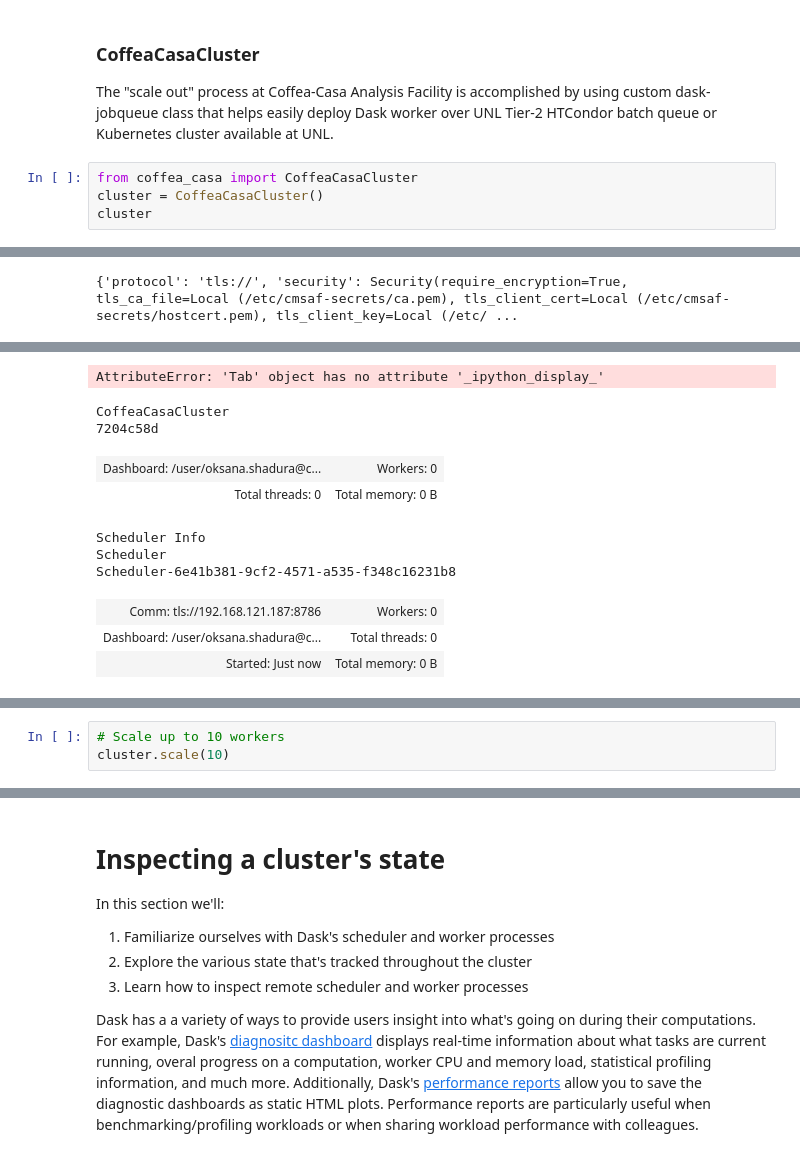
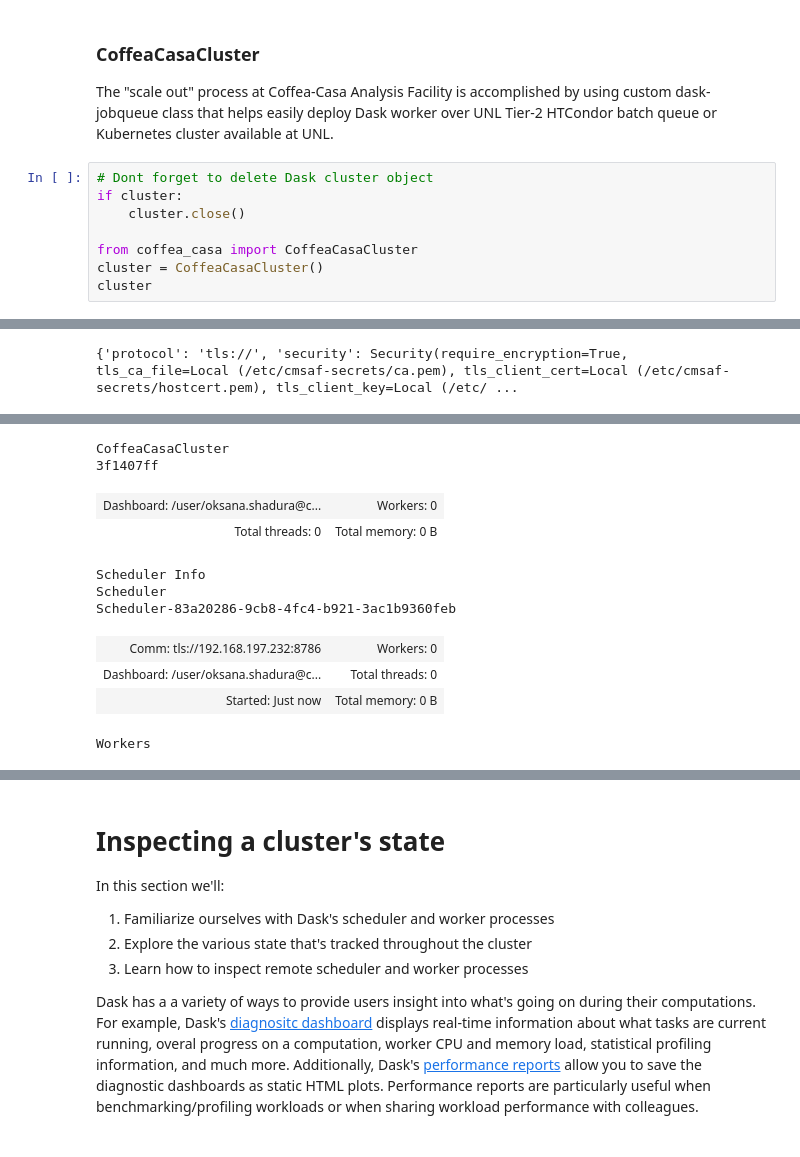
Before and after one commit to oshadura/2023-07-24, a Jupyter notebook: 2-distributed-coffea-casa-scheduler.ipynb, the cells around one changed output, grey strips where cells are left out. Drawn from its saved outputs; the diff is of its cells as text.

```diff
--- a/2-distributed-coffea-casa-scheduler.ipynb
+++ b/2-distributed-coffea-casa-scheduler.ipynb
@@ -5,6 +5,10 @@
 
 The "scale out" process at Coffea-Casa Analysis Facility is accomplished by using custom dask-jobqueue class that helps easily deploy Dask worker over UNL Tier-2 HTCondor batch queue or Kubernetes cluster available at UNL.
 # %%
+# Dont forget to delete Dask cluster object
+if cluster:
+    cluster.close()
+
 from coffea_casa import CoffeaCasaCluster
 cluster = CoffeaCasaCluster()
 cluster
@@ -32,11 +28,11 @@ cluster
-AttributeError: 'Tab' object has no attribute '_ipython_display_'
+CoffeaCasaCluster
+3f1407ff
+| Dashboard: /user/oksana.shadura@c... | Workers: 0 |
+| Total threads: 0 | Total memory: 0 B |
-CoffeaCasaCluster
-7204c58d
+Scheduler Info
+Scheduler
+Scheduler-83a20286-9cb8-4fc4-b921-3ac1b9360feb
-| Dashboard: /user/oksana.shadura@c... | Workers: 0 |
-| Total threads: 0 | Total memory: 0 B |
+| Comm: tls://192.168.197.232:8786 | Workers: 0 |
+| Dashboard: /user/oksana.shadura@c... | Total threads: 0 |
+| Started: Just now | Total memory: 0 B |
-Scheduler Info
-Scheduler
-Scheduler-6e41b381-9cf2-4571-a535-f348c16231b8
+Workers
-| Comm: tls://192.168.121.187:8786 | Workers: 0 |
-| Dashboard: /user/oksana.shadura@c... | Total threads: 0 |
-| Started: Just now | Total memory: 0 B |
@@ -51,4 +44 @@ Workers
-# %%
-# Scale up to 10 workers
-cluster.scale(10)
 # %%
```
Also changed, not shown: parts of 48 cells of this notebook, 2 other files.
